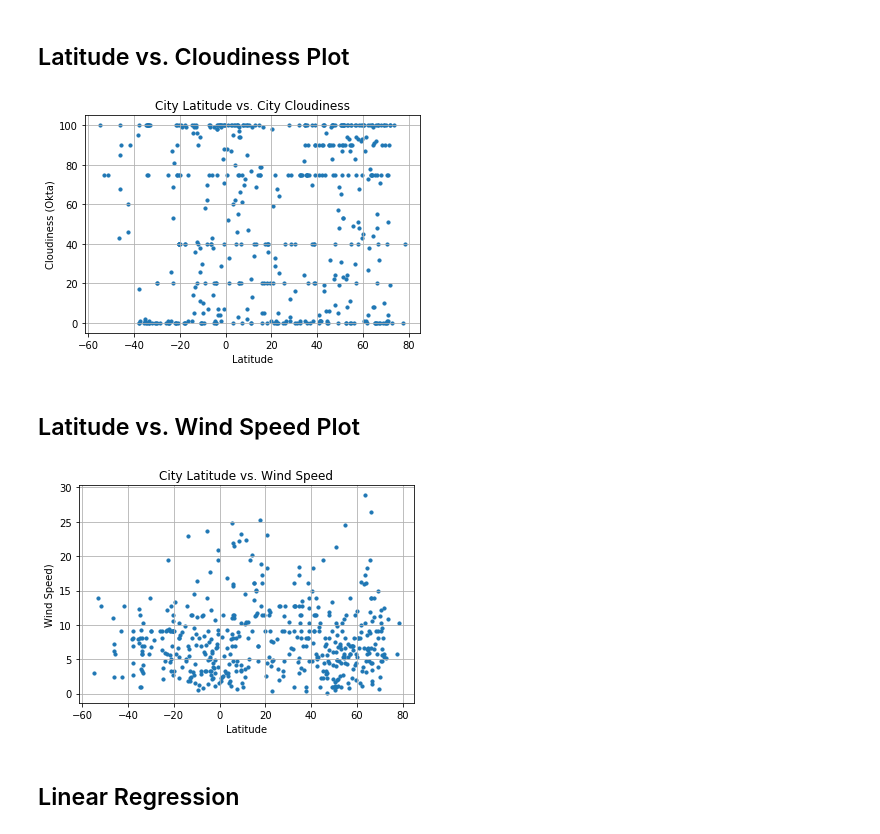
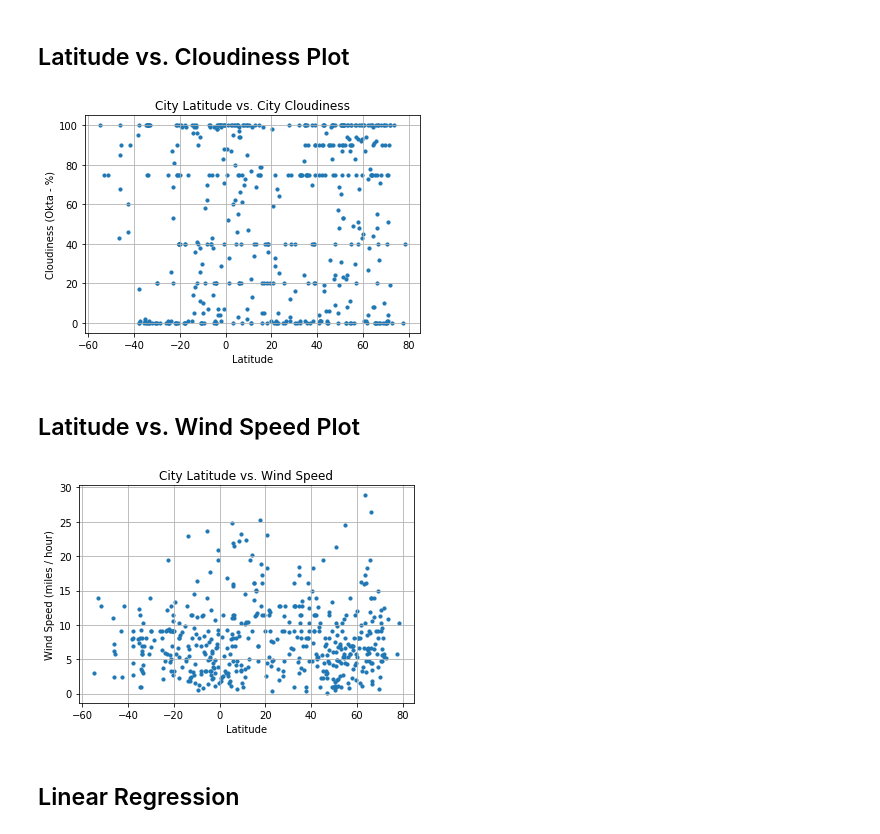
Before and after one commit to SaltireSequence/python-api-challenge, a Jupyter notebook: WeatherPy.ipynb, the cells around one changed output. Saved outputs shown, nothing was run; the diff lists cells and outputs as text; code cells hidden in the pictures.

Commit message:
Code change to save figures

```diff
--- a/WeatherPy.ipynb
+++ b/WeatherPy.ipynb
@@ -257,33 +261,33 @@ plt.scatter(chart_df["Lat"], chart_df["Cloudiness"], marker="o", s=10)
 # Adding Scatter
 plt.title("City Latitude vs. City Cloudiness")
 plt.xlabel("Latitude")
-plt.ylabel("Cloudiness (Okta)")
+plt.ylabel("Cloudiness (Okta - %)")
 plt.grid(True)
 
 # Saving out the figure
-plt.savefig("output_plots/City_Lat_vs_Max Temp.png")
+plt.savefig("output_plots/City_Lat_vs_Cloudiness.png")
 
 plt.show()
 # %% [output]
-[figure, old version]
+[figure, new version]
 # %% [markdown]
 ## Latitude vs. Wind Speed Plot
 # %%
 # Build a scatter plot for each data type
 plt.scatter(chart_df["Lat"], chart_df["Wind Speed"], marker="o", s=10)
 
 # Adding Scatter
 plt.title("City Latitude vs. Wind Speed")
 plt.xlabel("Latitude")
-plt.ylabel("Wind Speed")
+plt.ylabel("Wind Speed (miles / hour)")
 plt.grid(True)
 
 # Saving out the figure
-plt.savefig("output_plots/City_Lat_vs_Max Temp.png")
+plt.savefig("output_plots/City_Lat_vs_Wind_Speed.png")
 
 plt.show()
 # %% [output]
-[figure, old version]
+[figure, new version]
 # %% [markdown]
 ## Linear Regression
 # %%
```
Also changed, not shown: parts of 5 cells of this notebook, 4 other files.
